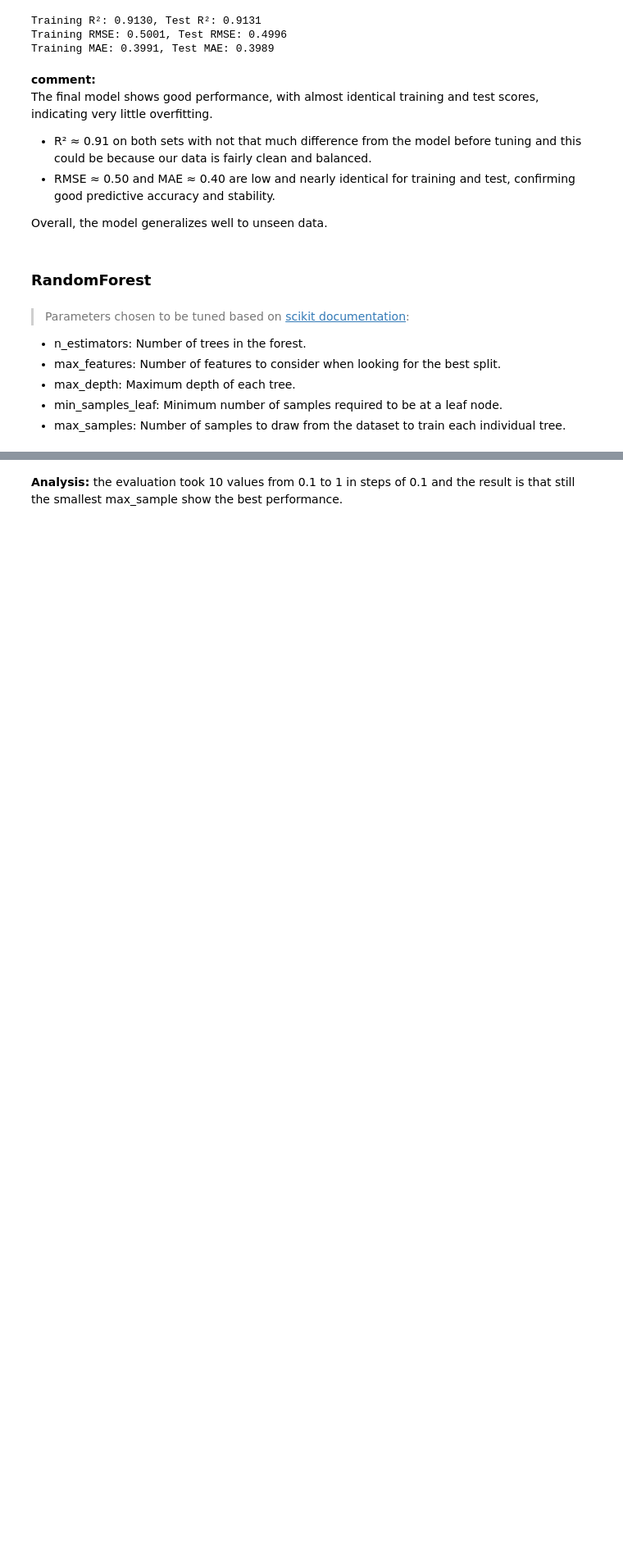
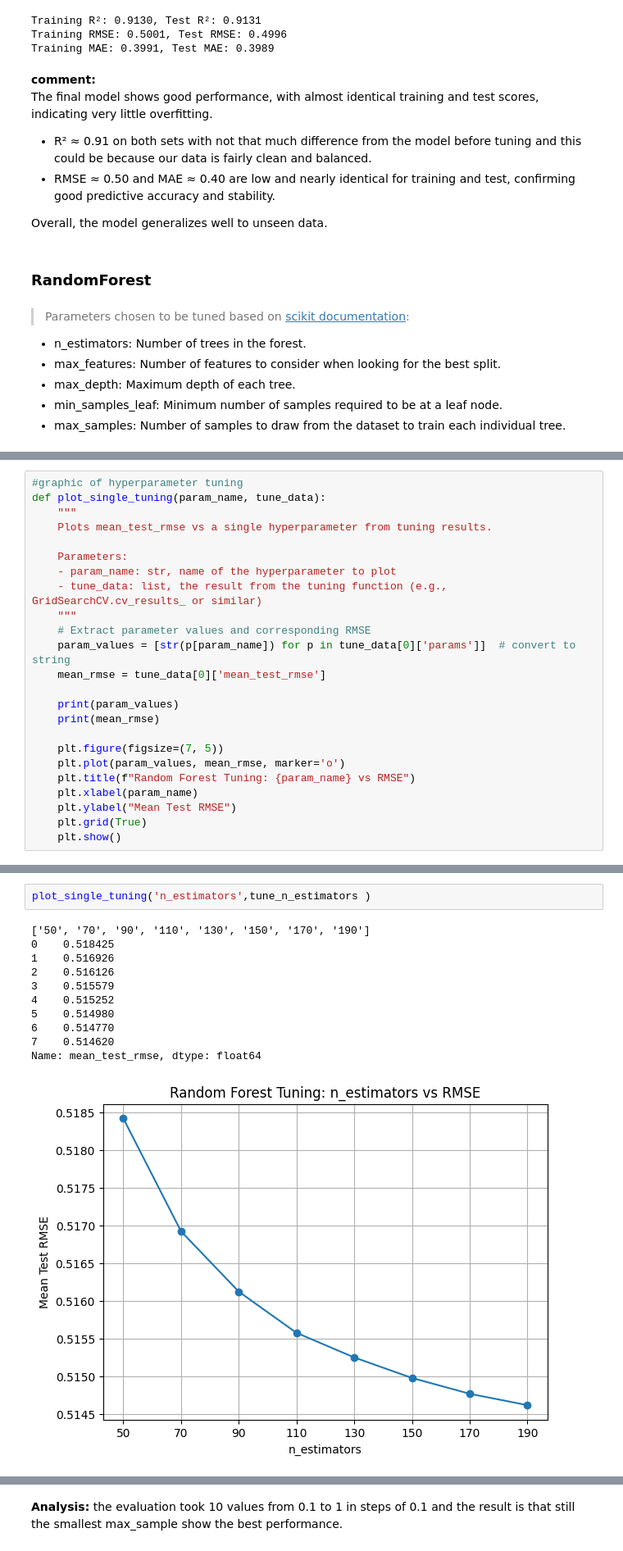
Before and after one commit to Angelicarjs/crop_yield_ML_project, a Jupyter notebook: ML_Milestone1Revision.ipynb, the cells around one changed output, grey strips where cells are left out. Shown at 82% size. Drawn from its saved outputs; the diff is of its cells as text; blank space fills up the shorter version.

```diff
--- a/ML_Milestone1Revision.ipynb
+++ b/ML_Milestone1Revision.ipynb
@@ -959,6 +955,30 @@ def tune_random_forest(param_grid, X, y, n_splits=3):
                     'mean_train_mae', 'mean_test_mae', 'mean_train_r2', 'mean_test_r2']
 
     return results_df[display_cols], grid
+# %%
+#graphic of hyperparameter tuning
+def plot_single_tuning(param_name, tune_data):
+    """
+    Plots mean_test_rmse vs a single hyperparameter from tuning results.
+
+    Parameters:
+    - param_name: str, name of the hyperparameter to plot
+    - tune_data: list, the result from the tuning function (e.g., GridSearchCV.cv_results_ or similar)
+    """
+    # Extract parameter values and corresponding RMSE
+    param_values = [str(p[param_name]) for p in tune_data[0]['params']]  # convert to string
+    mean_rmse = tune_data[0]['mean_test_rmse']
+
+    print(param_values)
+    print(mean_rmse)
+
+    plt.figure(figsize=(7, 5))
+    plt.plot(param_values, mean_rmse, marker='o')
+    plt.title(f"Random Forest Tuning: {param_name} vs RMSE")
+    plt.xlabel(param_name)
+    plt.ylabel("Mean Test RMSE")
+    plt.grid(True)
+    plt.show()
 # %%
 # n_estimators tuning
 
@@ -972 +1007,15 @@ KeyboardInterrupt:
+# %%
+plot_single_tuning('n_estimators',tune_n_estimators )
+# %% [output]
+['50', '70', '90', '110', '130', '150', '170', '190']
+0    0.518425
+1    0.516926
+2    0.516126
+3    0.515579
+4    0.515252
+5    0.514980
+6    0.514770
+7    0.514620
+Name: mean_test_rmse, dtype: float64
+[figure, added]
 # %% [markdown]
```
Also changed, not shown: parts of 16 cells of this notebook.
